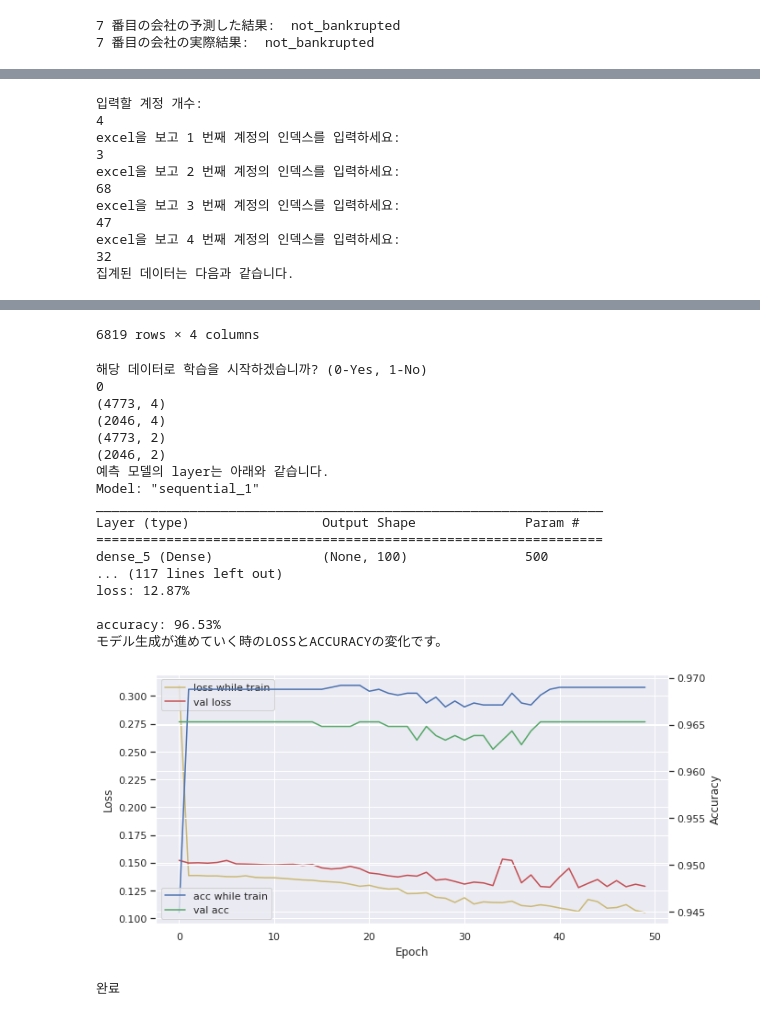
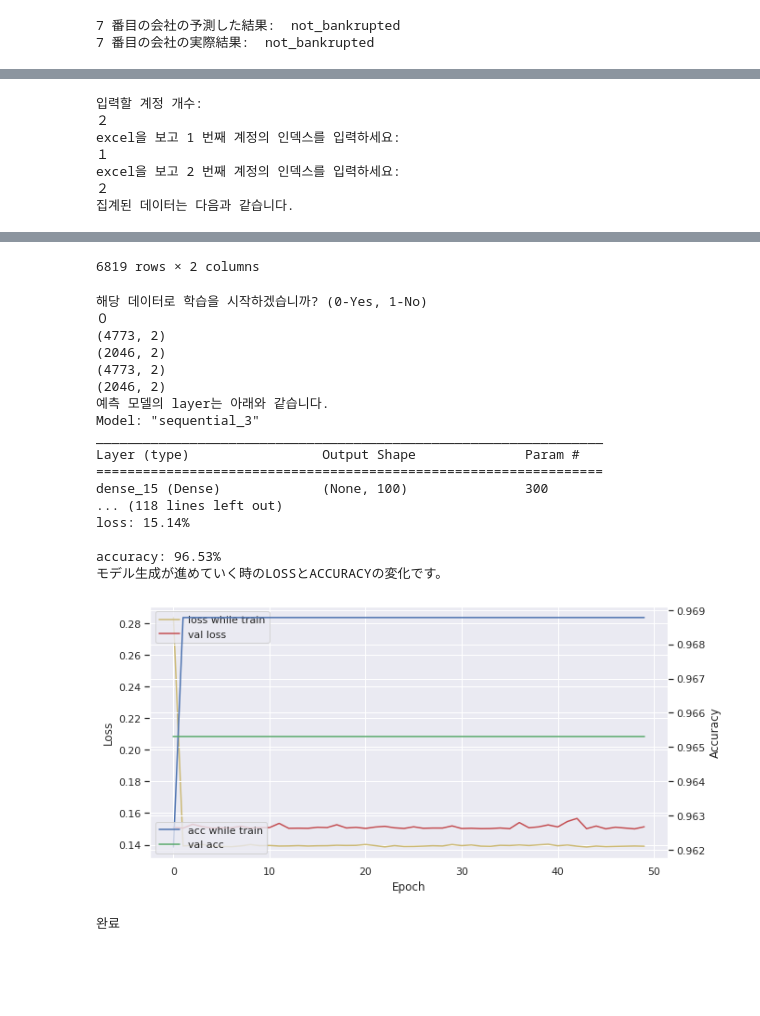
Before and after one commit to kdstheace/Project_FinancialAnalysis, a Jupyter notebook: Financial_analysis.ipynb, the cells around one changed output, grey strips where cells are left out. Drawn from its saved outputs; the diff is of its cells as text; code cells hidden in the pictures; blank space fills up the shorter version.

```diff
--- a/Financial_analysis.ipynb
+++ b/Financial_analysis.ipynb
@@ -320,7 +316,8 @@ num = int(input())
 for i in range(num):
   if i == 0:
     print('excel을 보고', 1, '번째 계정의 인덱스를 입력하세요: ')
-    df1 = scaled_X[scaled_X.columns[int(input())]]
+    k = int(input())
+    df1 = scaled_X[scaled_X.columns[k]]
     continue
   print('excel을 보고', i+1, '번째 계정의 인덱스를 입력하세요: ')
   factor = int(input())
@@ -347,6 +344,7 @@ if answer == 0:
   print('예측 모델의 layer는 아래와 같습니다.')
   model.summary()
   #학습
+  print('予測はじめ！5')
   print('예측 시작')
   model.compile(optimizer='Adam', loss='binary_crossentropy', metrics=['accuracy'])
   hist = model.fit(X_train, y_train, epochs=50, validation_data=(X_test, y_test), verbose=1)
@@ -378,13 +376,9 @@ if answer == 0:
 print('완료')
 # %% [output]
 입력할 계정 개수:
-4
+２
 excel을 보고 1 번째 계정의 인덱스를 입력하세요:
-3
+１
 excel을 보고 2 번째 계정의 인덱스를 입력하세요:
-68
-excel을 보고 3 번째 계정의 인덱스를 입력하세요:
-47
-excel을 보고 4 번째 계정의 인덱스를 입력하세요:
-32
+２
 집계된 데이터는 다음과 같습니다.
@@ -403,22 +397,22 @@ excel을 보고 4 번째 계정의 인덱스를 입력하세요:
-6819 rows × 4 columns
+6819 rows × 2 columns
 해당 데이터로 학습을 시작하겠습니까? (0-Yes, 1-No)
-0
-(4773, 4)
-(2046, 4)
+０
+(4773, 2)
+(2046, 2)
 (4773, 2)
 (2046, 2)
 예측 모델의 layer는 아래와 같습니다.
-Model: "sequential_1"
+Model: "sequential_3"
 _________________________________________________________________
 Layer (type)                 Output Shape              Param #
 =================================================================
-dense_5 (Dense)              (None, 100)               500
-... (117 lines left out)
-loss: 12.87%
+dense_15 (Dense)             (None, 100)               300
+... (118 lines left out)
+loss: 15.14%
 
 accuracy: 96.53%
 モデル生成が進めていく時のLOSSとACCURACYの変化です。
-[figure, old version]
+[figure, new version]
 완료
 # %%
 print('계정 간의 상관관계에 대한 그래프 그리기')
```
Also changed, not shown: parts of 10 cells of this notebook.
